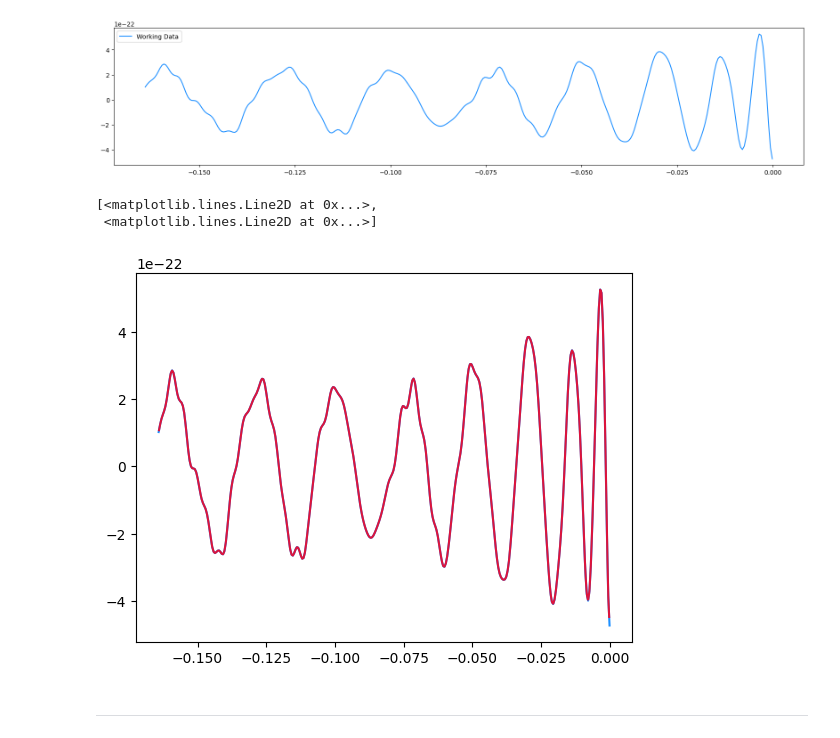
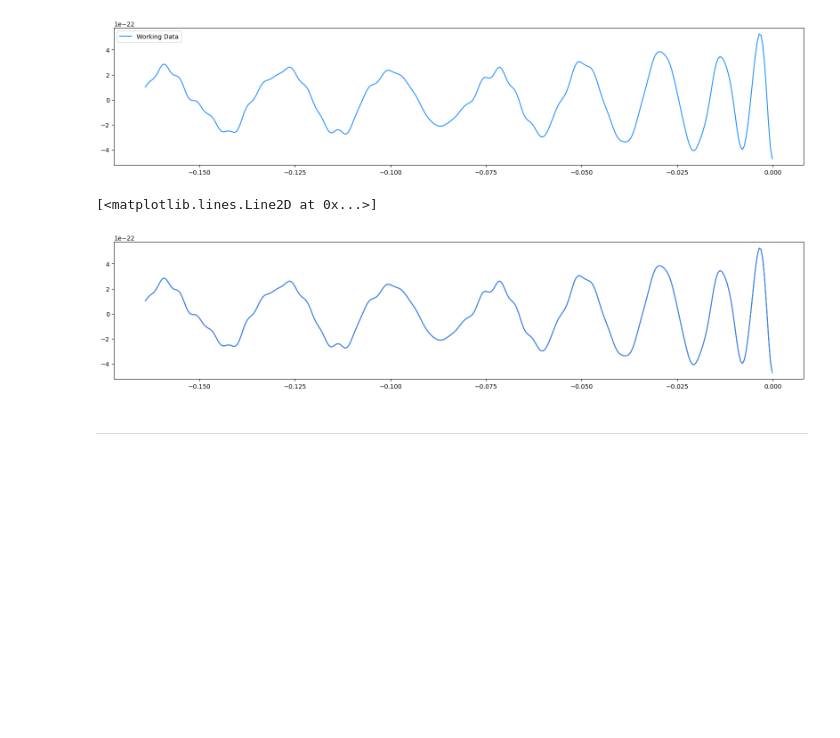
Before and after one commit to thomasarintoul/Data-Analysis-2024, a Jupyter notebook: coursework/AIMLAC_MiniCA/CDT_CA_miniproject.ipynb, the cells around one changed output. Cells and saved outputs as stored; diff of their text form; code cells hidden in the pictures; blank space fills up the shorter version.

```diff
--- a/coursework/AIMLAC_MiniCA/CDT_CA_miniproject.ipynb
+++ b/coursework/AIMLAC_MiniCA/CDT_CA_miniproject.ipynb
@@ -263,23 +263,21 @@ plt.legend(loc='upper left')
 [figure]
 # %%
 from scipy.interpolate import interp1d
-scaled_trimmed = scaled_df.loc[t_min_data < scaled_df['time (s)']]
-scaled_trimmed = scaled_df.loc[scaled_df['time (s)'] < 0.0]
-
 
 # get interpolation object using data
 interp_fn =interp1d(working_data['time (s)'],working_data['strain'],bounds_error=False)
 
 # now get scaled template and get the strains for the same x axis as data
-interp_strain = interp_fn(scaled_trimmed)
+interp_strain = interp_fn(scaled_df['time (s)'])
 
 #plot
-plt.plot(working_data['time (s)'],working_data['strain'], color='dodgerblue')
-plt.plot(scaled_trimmed['time (s)'],interp_strain, color='crimson')
+plt.figure(figsize=(20,4))
+
+plt.plot(scaled_df['time (s)'],interp_strain, color='crimson')
+plt.plot(working_data['time (s)'], working_data['strain'], color='dodgerblue', label='Working Data')
 # %% [output]
-[<matplotlib.lines.Line2D at 0x...>,
- <matplotlib.lines.Line2D at 0x...>]
+[<matplotlib.lines.Line2D at 0x...>]
-[figure, old version]
+[figure, new version]
 # %% [markdown]
 ***
 # %% [markdown]
```
Also changed, not shown: parts of 2 cells of this notebook.
